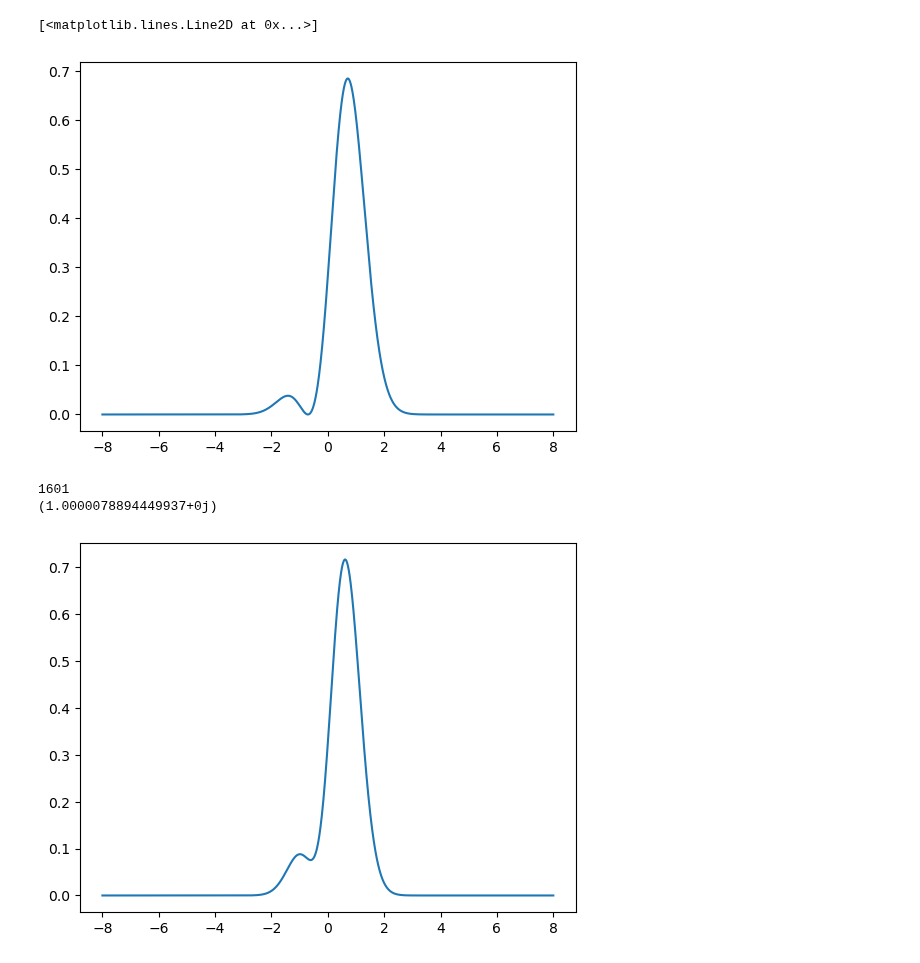
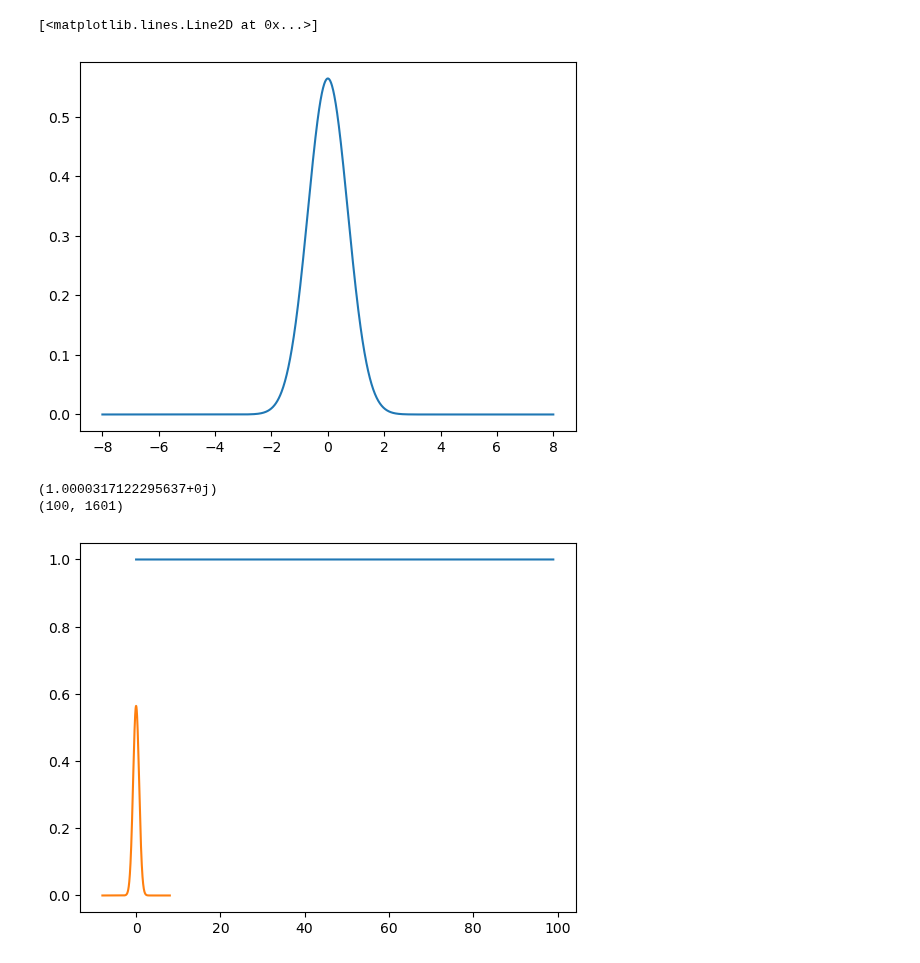
Before and after one commit to EmilLenler/PhD-Work, a Jupyter notebook: Teaching/Working Split Step Fourier Method.ipynb, the cells around one changed output. Saved outputs shown, nothing was run; the diff lists cells and outputs as text; code cells hidden in the pictures.

```diff
--- a/Teaching/Working Split Step Fourier Method.ipynb
+++ b/Teaching/Working Split Step Fourier Method.ipynb
@@ -13,38 +15,52 @@ p_max = dp*N/2
 ps = np.arange(-p_max,p_max,dp,dtype = np.complex64)
 dt = 0.01
 # %%
-GS = 1/np.sqrt(2)*np.pi**(-0.25)*np.exp(-xs**2/ 2)*(1+np.sqrt(2)*xs)
+GS = np.pi**(-0.25)*np.exp(-xs**2/ 2)*(1+np.sqrt(2)*xs)*1/np.sqrt(2)
 # %%
 plt.plot(xs,GS**2)
 # %% [output]
 [<matplotlib.lines.Line2D at 0x...>]
-[figure, old version]
+[figure, new version]
 # %%
 ns = np.arange(0,N,1)
-print(np.size(ns))
 F = GS*np.exp(-1j*(-p_max)*xs[0])*np.exp(-1j*(-p_max)*dx*ns)
 
 T = 0.5*ps**2
 Vx = 0.5*xs**2
-
-H = fft(F)
 def split_step_propagate(fftstate,T,V,dt):
     h = fftstate*np.exp(-1j*dt/2*T)
     f = ifft(h)
     f = f*np.exp(-1j*V*dt)
     h = fft(f)
-    h = h*np.exp(-1j*V*dt)
+    h = h*np.exp(-1j*dt/2*T)
     return h
 t0 = 0
 tf = 10
 t = t0
+WaveSquares = []
+ImWave = []
+ReWave = []
+i = 0
+tests = []
+H = fft(F)
 while t < tf:
     t+=dt
+    i+=1
     H = split_step_propagate(H,T,Vx,dt)
+    if i % 10 == 0:
+        CurrentWaveSquare = np.abs(ifft(H)*np.exp(1j*(-p_max)*xs[0])*np.exp(1j*(-p_max)*dx*ns))**2
+        ImWave.append(np.imag(ifft(H)*np.exp(1j*(-p_max)*xs[0])*np.exp(1j*(-p_max)*dx*ns)))
+        ReWave.append(np.real(ifft(H)*np.exp(1j*(-p_max)*xs[0])*np.exp(1j*(-p_max)*dx*ns)))
+        WaveSquares.append(CurrentWaveSquare)
+        tests.append(integ.trapz(np.abs(ifft(H)*np.exp(1j*(-p_max)*xs[0])*np.exp(1j*(-p_max)*dx*ns))**2,xs))
+fig,ax = plt.subplots()
+ax.plot(tests)
+
 
 plt.plot(xs,np.abs(ifft(H)*np.exp(1j*(-p_max)*xs[0])*np.exp(1j*(-p_max)*dx*ns))**2)
 print(integ.trapz(np.abs(ifft(H)*np.exp(1j*(-p_max)*xs[0])*np.exp(1j*(-p_max)*dx*ns))**2,xs))
+print(np.shape(WaveSquares))
 # %% [output]
-1601
-(1.0000078894449937+0j)
+(1.0000317122295637+0j)
+(100, 1601)
-[figure, old version]
+[figure, new version]
```
Also changed, not shown: parts of 2 cells of this notebook, 1 other file.
